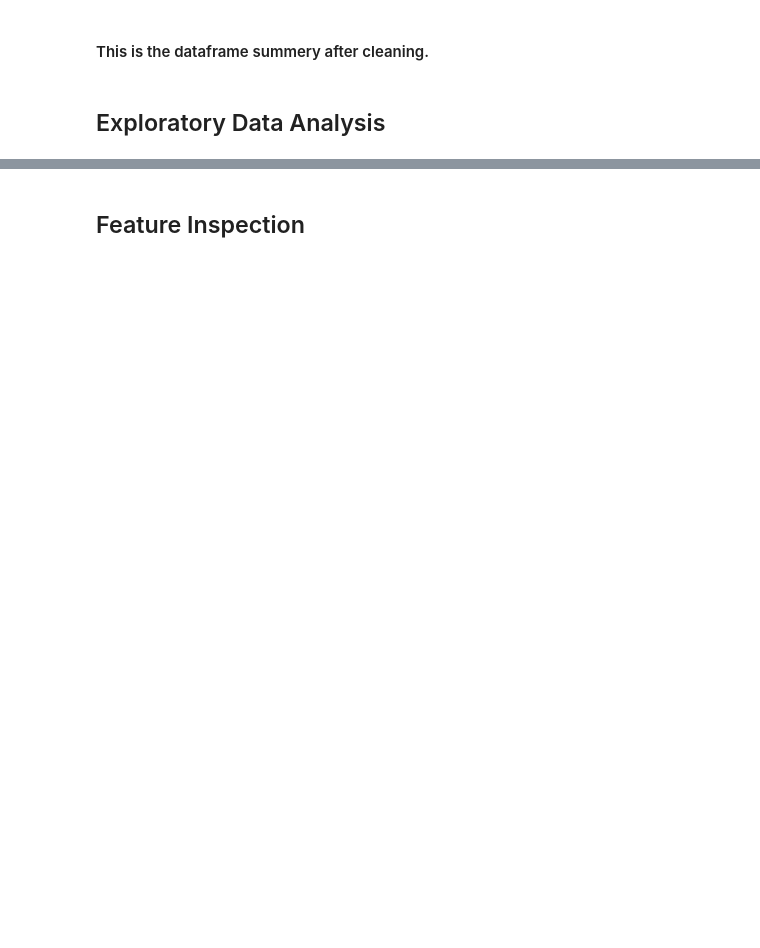
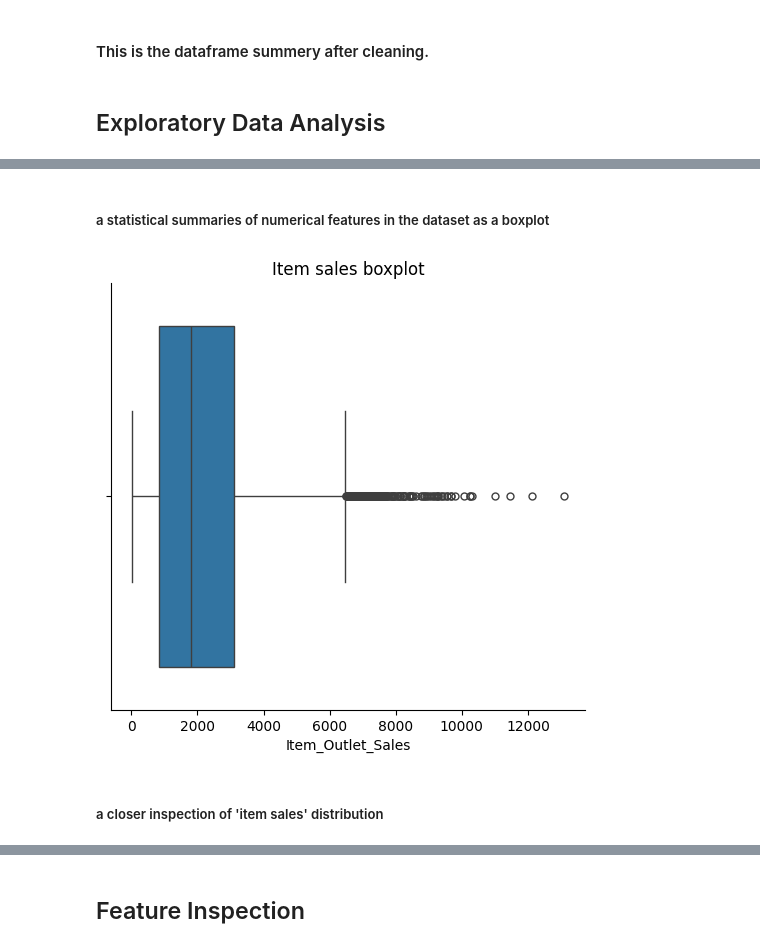
Before and after one commit to achelousace/Prediction-of-Product, a Jupyter notebook: Prediction_of_Product_Sales_.ipynb, the cells around one changed output, grey strips where cells are left out. Cells and saved outputs as stored; diff of their text form; code cells hidden in the pictures; blank space fills up the shorter version.

```diff
--- a/Prediction_of_Product_Sales_.ipynb
+++ b/Prediction_of_Product_Sales_.ipynb
@@ -219,0 +255,9 @@ df.head()
+# %% [markdown]
+##### a statistical summaries of numerical features in the dataset as a boxplot
+# %%
+boxplot = sns.catplot(data=df, x='Item_Outlet_Sales',kind='box', dodge=False)
+boxplot.ax.set_title('Item sales boxplot');
+# %% [output]
+[figure, added]
+# %% [markdown]
+##### a closer inspection of 'item sales' distribution
```
Also changed, not shown: parts of 29 cells of this notebook.
